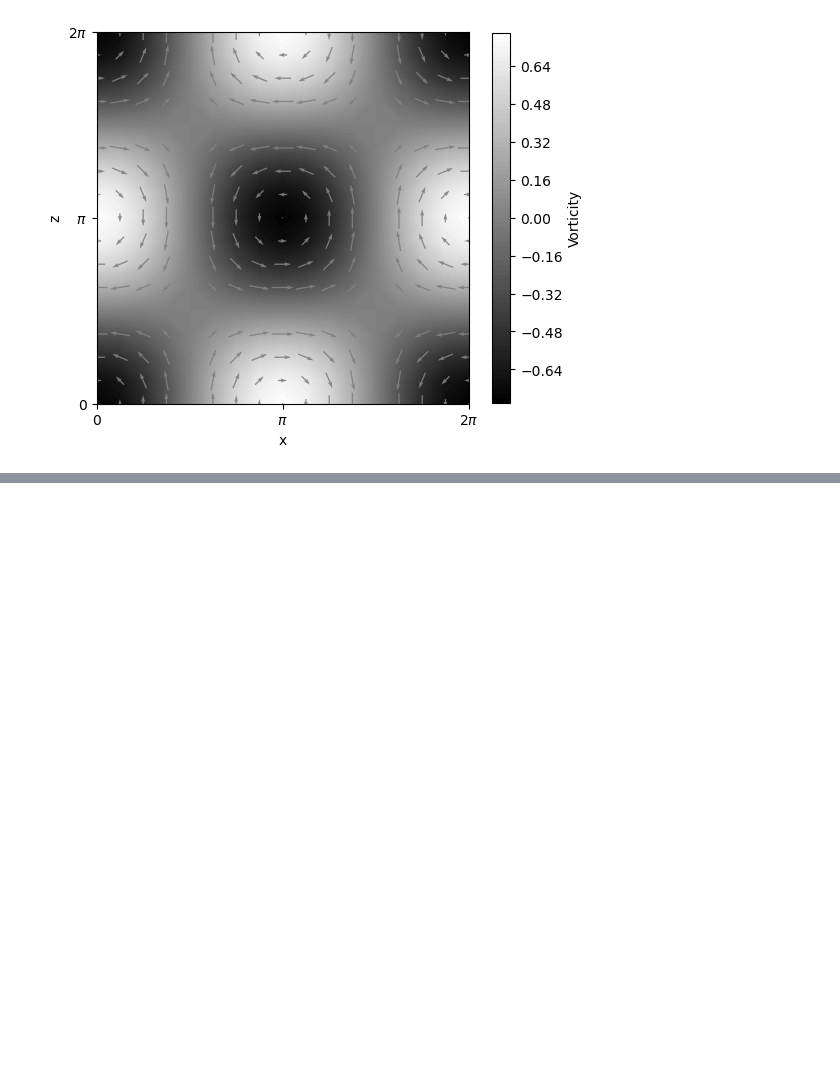
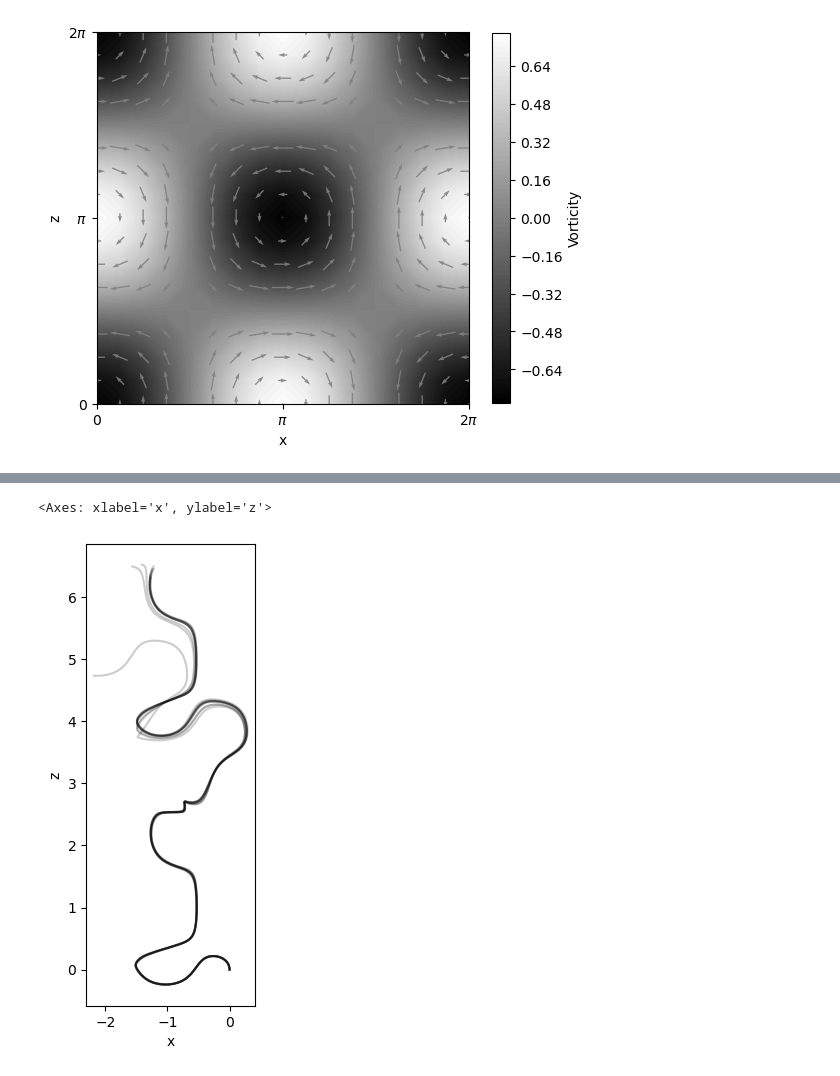
Before and after one commit to feizhanxia/FlowNavigation_via_RL_Reproduction, a Jupyter notebook: TGF.ipynb, the cells around one changed output, grey strips where cells are left out. Saved outputs shown, nothing was run; the diff lists cells and outputs as text; code cells hidden in the pictures; blank space fills up the shorter version.

```diff
--- a/TGF.ipynb
+++ b/TGF.ipynb
@@ -433,0 +510,5 @@ Episode 1000/1000 length 3842
+# %%
+plot_trajectories(swimmer33.trajectories[10:],label = '')
+# %% [output]
+<Axes: xlabel='x', ylabel='z'>
+[figure, added]
```
Also changed, not shown: parts of 15 cells of this notebook, 5 other files.
